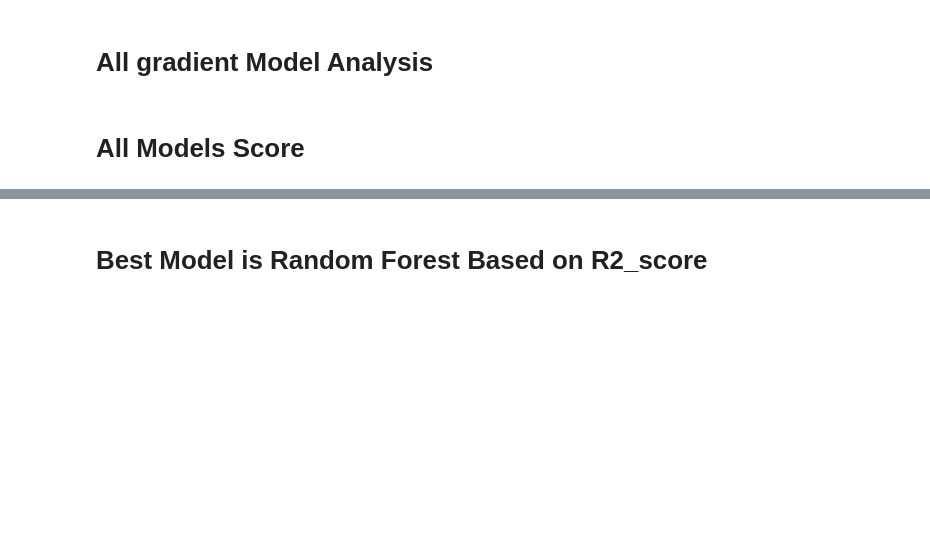
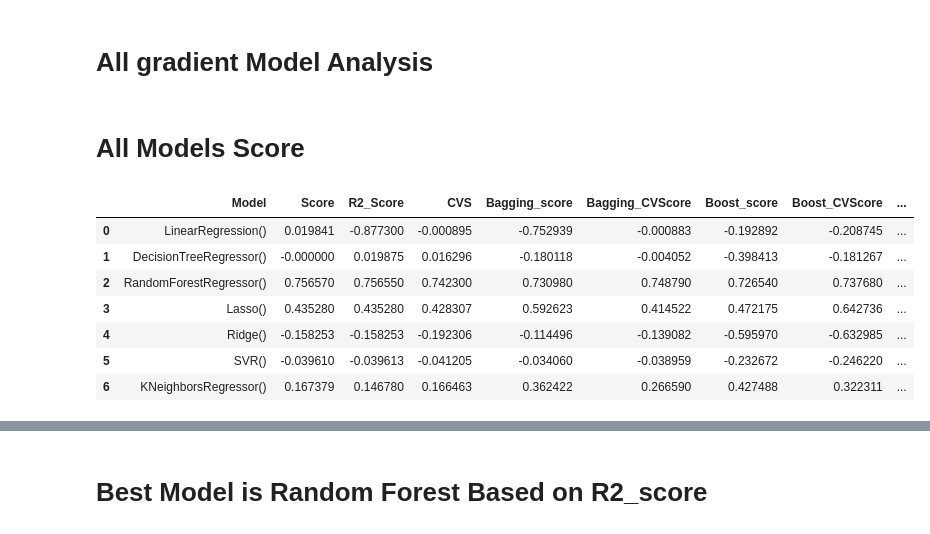
Before and after one commit to kaushalsingh0410/Taxi_data, a Jupyter notebook: Taxi_project.ipynb, the cells around one changed output, grey strips where cells are left out. Drawn from its saved outputs; the diff is of its cells as text; code cells hidden in the pictures; blank space fills up the shorter version.

```diff
--- a/Taxi_project.ipynb
+++ b/Taxi_project.ipynb
@@ -488,4 +459,14 @@ X_train,X_test,y_train,y_test = train_test_split(X_scale,y,test_size = 0.2,rando
 # %% [markdown]
 # All Models Score
 # %%
-# all_models_score_data_df = pd.read_csv('all_models_score_data.csv')
+all_models_score_data_df = pd.read_csv('all_models_score_data_df.csv')
+all_models_score_data_df
+# %% [output]
+|  | Model | Score | R2_Score | CVS | Bagging_score | Bagging_CVScore | Boost_score | Boost_CVScore | ... |
+| 0 | LinearRegression() | 0.019841 | -0.877300 | -0.000895 | -0.752939 | -0.000883 | -0.192892 | -0.208745 | ... |
+| 1 | DecisionTreeRegressor() | -0.000000 | 0.019875 | 0.016296 | -0.180118 | -0.004052 | -0.398413 | -0.181267 | ... |
+| 2 | RandomForestRegressor() | 0.756570 | 0.756550 | 0.742300 | 0.730980 | 0.748790 | 0.726540 | 0.737680 | ... |
+| 3 | Lasso() | 0.435280 | 0.435280 | 0.428307 | 0.592623 | 0.414522 | 0.472175 | 0.642736 | ... |
+| 4 | Ridge() | -0.158253 | -0.158253 | -0.192306 | -0.114496 | -0.139082 | -0.595970 | -0.632985 | ... |
+| 5 | SVR() | -0.039610 | -0.039613 | -0.041205 | -0.034060 | -0.038959 | -0.232672 | -0.246220 | ... |
+| 6 | KNeighborsRegressor() | 0.167379 | 0.146780 | 0.166463 | 0.362422 | 0.266590 | 0.427488 | 0.322311 | ... |
```
Also changed, not shown: parts of 56 cells of this notebook, 4 other files.
